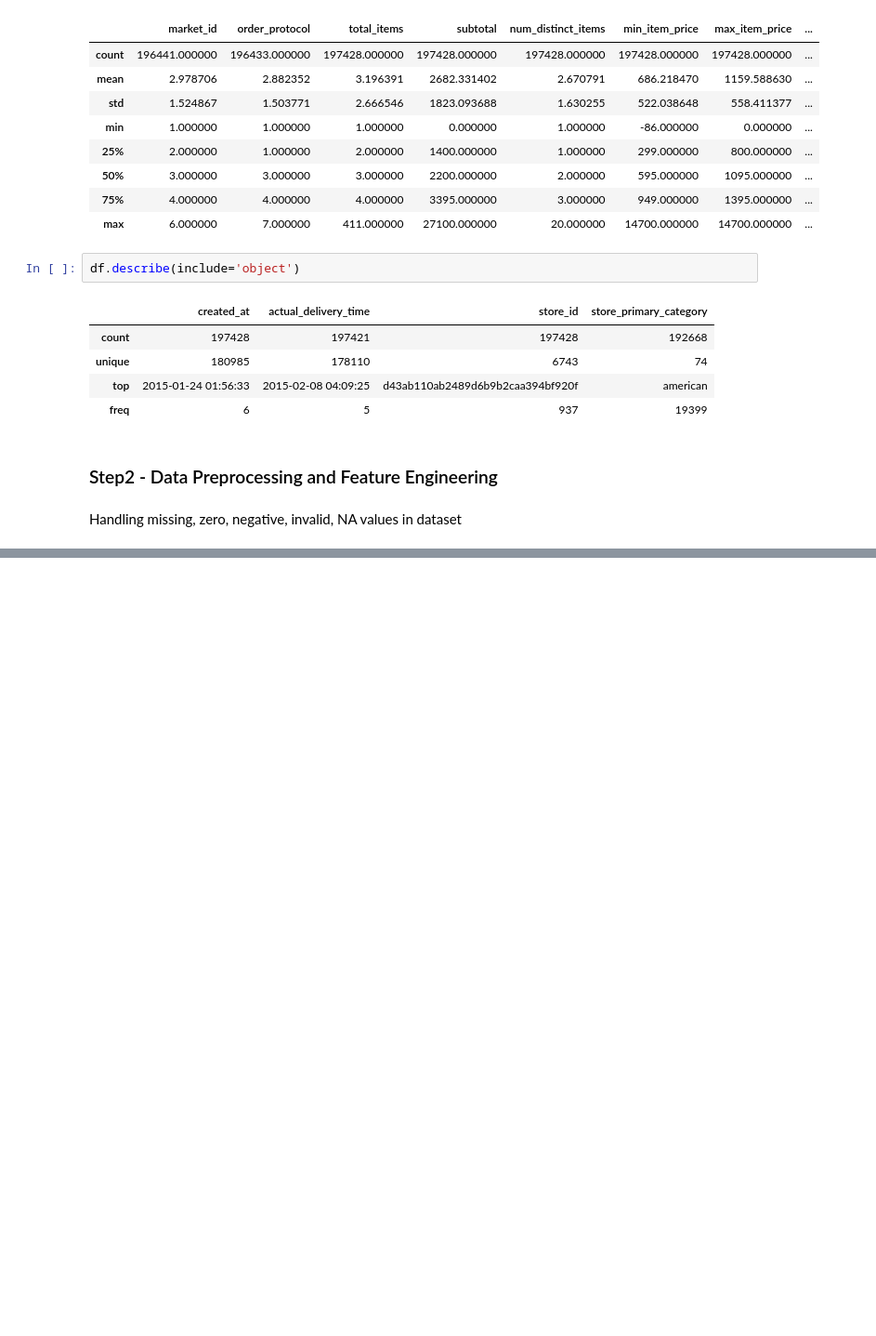
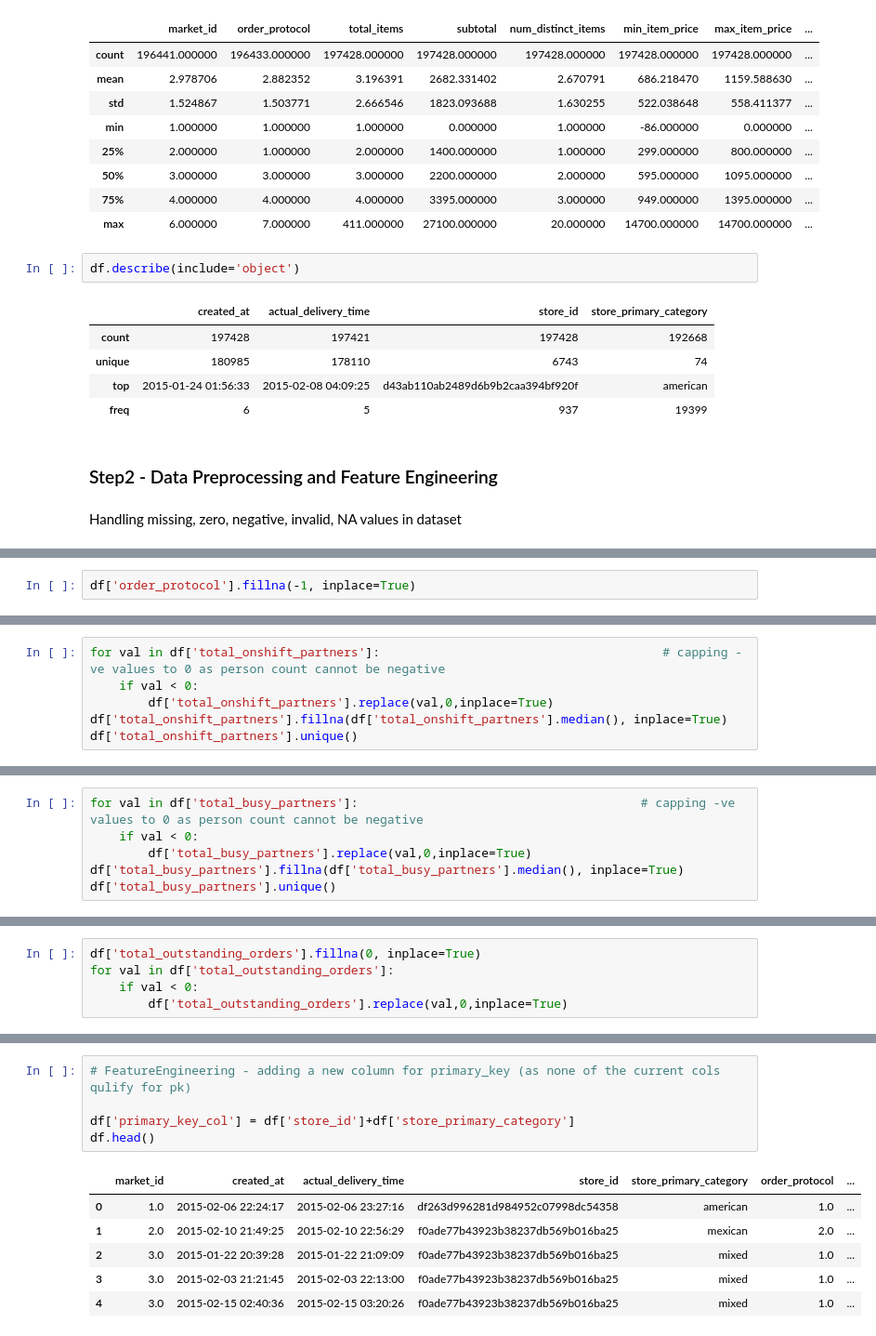
Before and after one commit to Vaishnavi-Gajinkar/Codingwise, a Jupyter notebook: projectsNcasestudies/porterdeliveryCS.ipynb, the cells around one changed output, grey strips where cells are left out. Shown: that part at 93% size. Drawn from its saved outputs; the diff is of its cells as text; blank space fills up the shorter version.

```diff
--- a/projectsNcasestudies/porterdeliveryCS.ipynb
+++ b/projectsNcasestudies/porterdeliveryCS.ipynb
@@ -146,0 +146,2 @@ TypeError: 'method' object is not subscriptable
+# %%
+df['order_protocol'].fillna(-1, inplace=True)
@@ -146,0 +174,6 @@ TypeError: 'method' object is not subscriptable
+# %%
+for val in df['total_onshift_partners']:                                       # capping -ve values to 0 as person count cannot be negative
+    if val < 0:
+        df['total_onshift_partners'].replace(val,0,inplace=True)
+df['total_onshift_partners'].fillna(df['total_onshift_partners'].median(), inplace=True)
+df['total_onshift_partners'].unique()
@@ -146,0 +203,6 @@ TypeError: 'method' object is not subscriptable
+# %%
+for val in df['total_busy_partners']:                                       # capping -ve values to 0 as person count cannot be negative
+    if val < 0:
+        df['total_busy_partners'].replace(val,0,inplace=True)
+df['total_busy_partners'].fillna(df['total_busy_partners'].median(), inplace=True)
+df['total_busy_partners'].unique()
@@ -146,0 +251,5 @@ TypeError: 'method' object is not subscriptable
+# %%
+df['total_outstanding_orders'].fillna(0, inplace=True)
+for val in df['total_outstanding_orders']:
+    if val < 0:
+        df['total_outstanding_orders'].replace(val,0,inplace=True)
@@ -146,0 +294,12 @@ TypeError: 'method' object is not subscriptable
+# %%
+# FeatureEngineering - adding a new column for primary_key (as none of the current cols qulify for pk)
+
+df['primary_key_col'] = df['store_id']+df['store_primary_category']
+df.head()
+# %% [output]
+|  | market_id | created_at | actual_delivery_time | store_id | store_primary_category | order_protocol | ... |
+| 0 | 1.0 | 2015-02-06 22:24:17 | 2015-02-06 23:27:16 | df263d996281d984952c07998dc54358 | american | 1.0 | ... |
+| 1 | 2.0 | 2015-02-10 21:49:25 | 2015-02-10 22:56:29 | f0ade77b43923b38237db569b016ba25 | mexican | 2.0 | ... |
+| 2 | 3.0 | 2015-01-22 20:39:28 | 2015-01-22 21:09:09 | f0ade77b43923b38237db569b016ba25 | mixed | 1.0 | ... |
+| 3 | 3.0 | 2015-02-03 21:21:45 | 2015-02-03 22:13:00 | f0ade77b43923b38237db569b016ba25 | mixed | 1.0 | ... |
+| 4 | 3.0 | 2015-02-15 02:40:36 | 2015-02-15 03:20:26 | f0ade77b43923b38237db569b016ba25 | mixed | 1.0 | ... |
```
Also changed, not shown: parts of 24 cells of this notebook.
